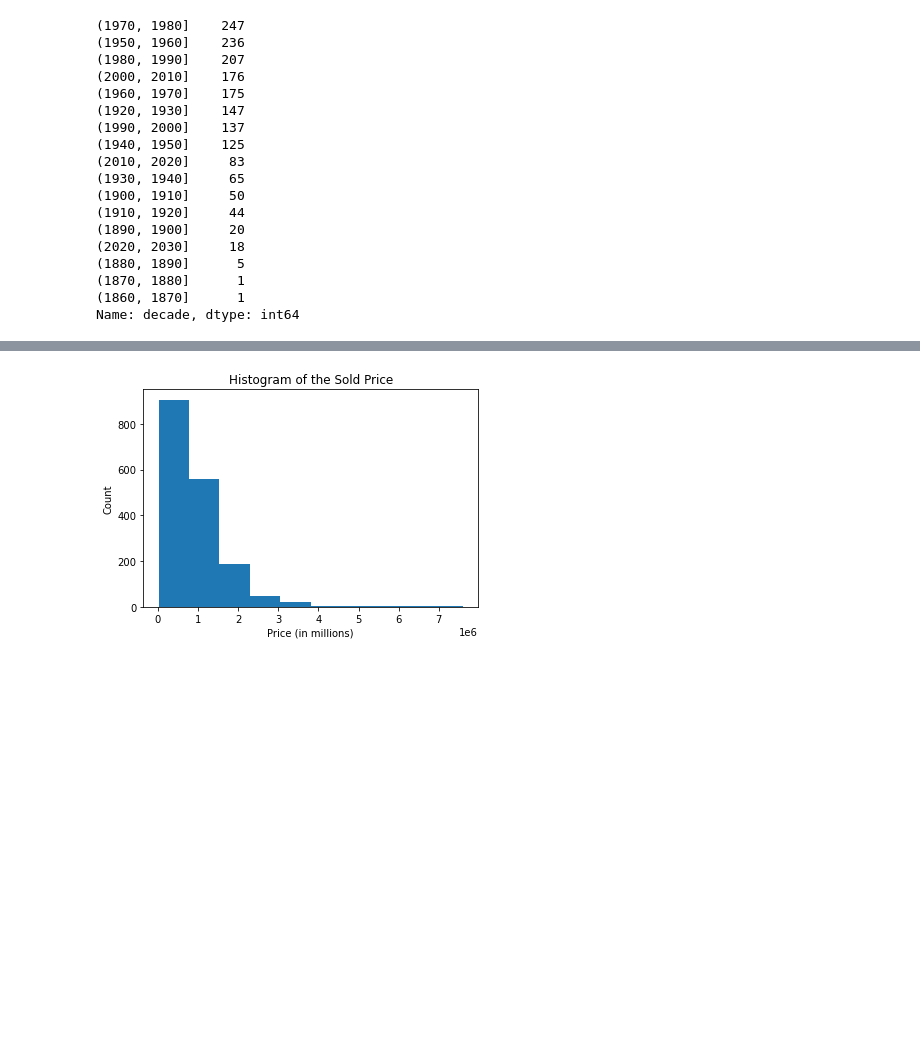
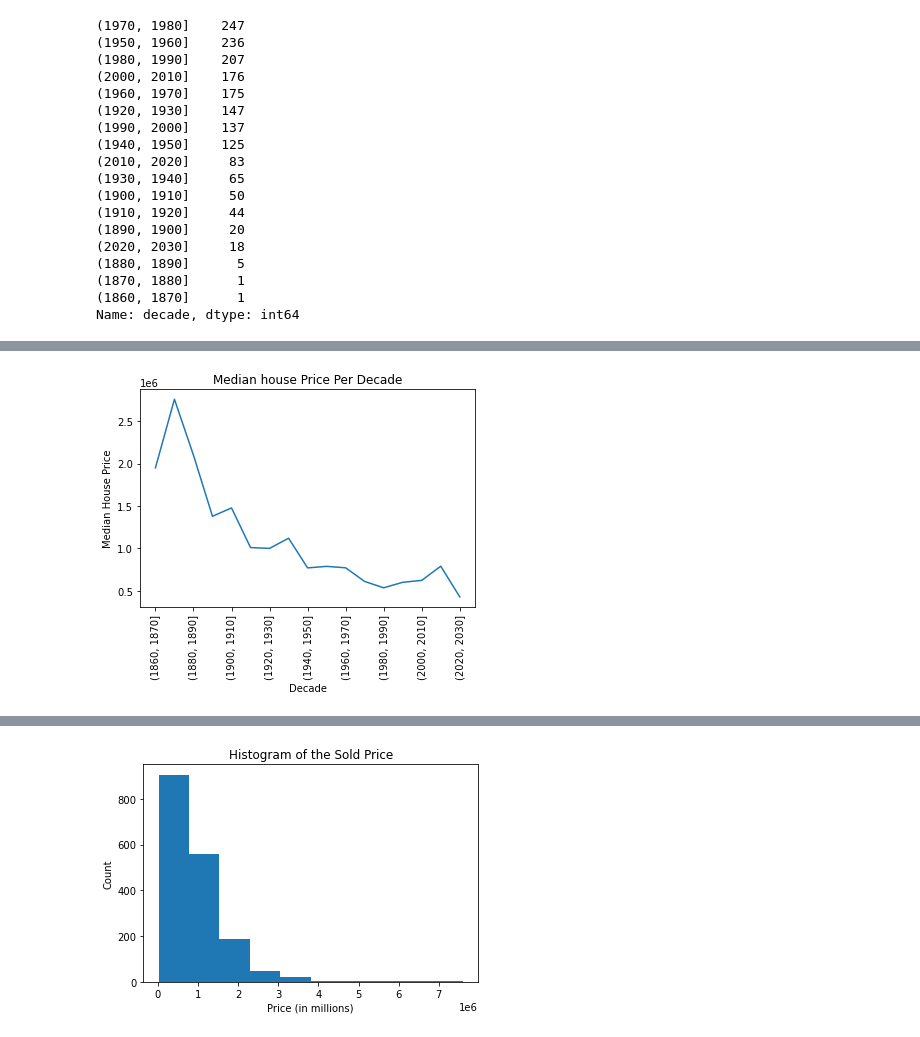
Before and after one commit to Alan-Phan/RealEstate, a Jupyter notebook: EDA/EDA.ipynb, the cells around one changed output, grey strips where cells are left out. Cells and saved outputs as stored; diff of their text form; code cells hidden in the pictures; blank space fills up the shorter version.

```diff
--- a/EDA/EDA.ipynb
+++ b/EDA/EDA.ipynb
@@ -77,0 +97,9 @@ Name: decade, dtype: int64
+# %%
+ax = df.groupby('decade')['sold_price'].median().plot(kind='line',
+                                                     title = 'Median house Price Per Decade')
+_ = plt.xlabel('Decade')
+_ = plt.ylabel('Median House Price')
+_ = plt.xticks(rotation=90)
+plt.show()
+# %% [output]
+[figure, added]
```
Also changed, not shown: parts of 10 cells of this notebook.
